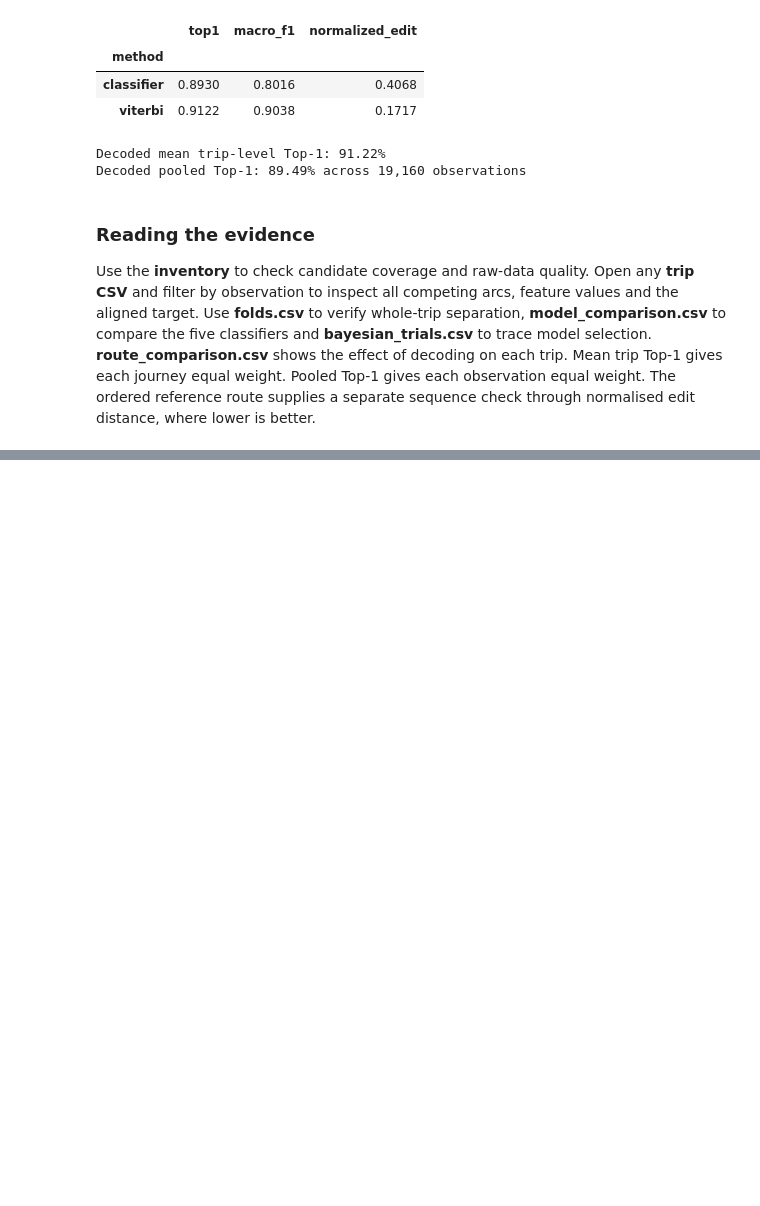
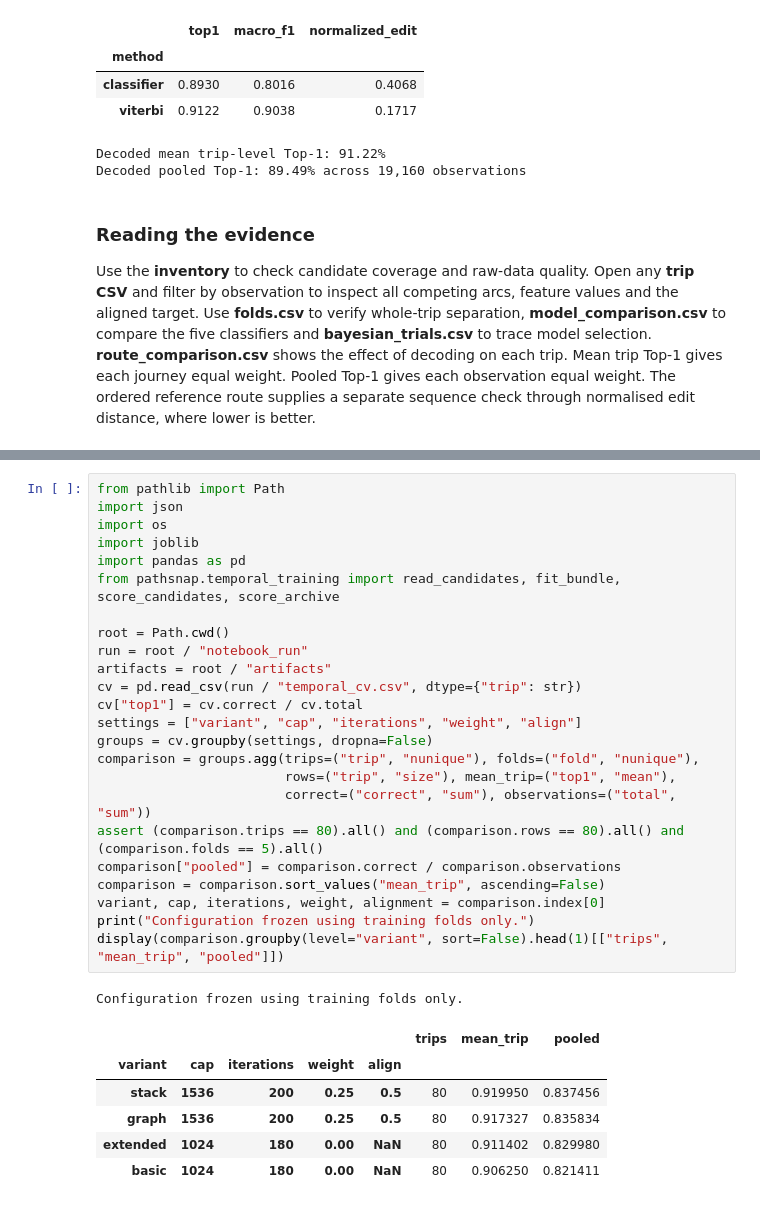
Before and after one commit to AtharvMitt/ML-Hackathon, a Jupyter notebook: PathSnap_Training.ipynb, the cells around one changed output, grey strips where cells are left out. Drawn from its saved outputs; the diff is of its cells as text; blank space fills up the shorter version.

```diff
--- a/PathSnap_Training.ipynb
+++ b/PathSnap_Training.ipynb
@@ -1005,0 +1018,32 @@ Use the **inventory** to check candidate coverage and raw-data quality. Open any
+# %%
+from pathlib import Path
+import json
+import os
+import joblib
+import pandas as pd
+from pathsnap.temporal_training import read_candidates, fit_bundle, score_candidates, score_archive
+
+root = Path.cwd()
+run = root / "notebook_run"
+artifacts = root / "artifacts"
+cv = pd.read_csv(run / "temporal_cv.csv", dtype={"trip": str})
+cv["top1"] = cv.correct / cv.total
+settings = ["variant", "cap", "iterations", "weight", "align"]
+groups = cv.groupby(settings, dropna=False)
+comparison = groups.agg(trips=("trip", "nunique"), folds=("fold", "nunique"),
+                        rows=("trip", "size"), mean_trip=("top1", "mean"),
+                        correct=("correct", "sum"), observations=("total", "sum"))
+assert (comparison.trips == 80).all() and (comparison.rows == 80).all() and (comparison.folds == 5).all()
+comparison["pooled"] = comparison.correct / comparison.observations
+comparison = comparison.sort_values("mean_trip", ascending=False)
+variant, cap, iterations, weight, alignment = comparison.index[0]
+print("Configuration frozen using training folds only.")
+display(comparison.groupby(level="variant", sort=False).head(1)[["trips", "mean_trip", "pooled"]])
+# %% [output]
+Configuration frozen using training folds only.
+|  |  |  |  |  | trips | mean_trip | pooled |
+| variant | cap | iterations | weight | align |  |  |  |
+| stack | 1536 | 200 | 0.25 | 0.5 | 80 | 0.919950 | 0.837456 |
+| graph | 1536 | 200 | 0.25 | 0.5 | 80 | 0.917327 | 0.835834 |
+| extended | 1024 | 180 | 0.00 | NaN | 80 | 0.911402 | 0.829980 |
+| basic | 1024 | 180 | 0.00 | NaN | 80 | 0.906250 | 0.821411 |
```
Also changed, not shown: parts of 7 cells of this notebook, 10 other files.
